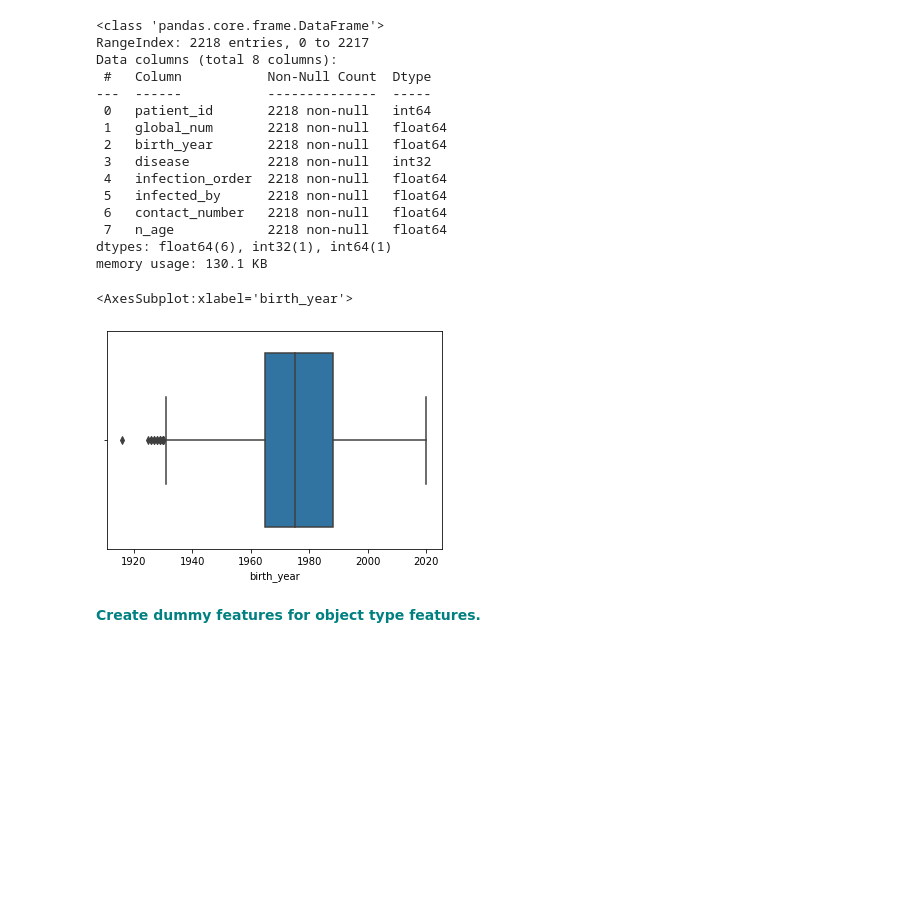
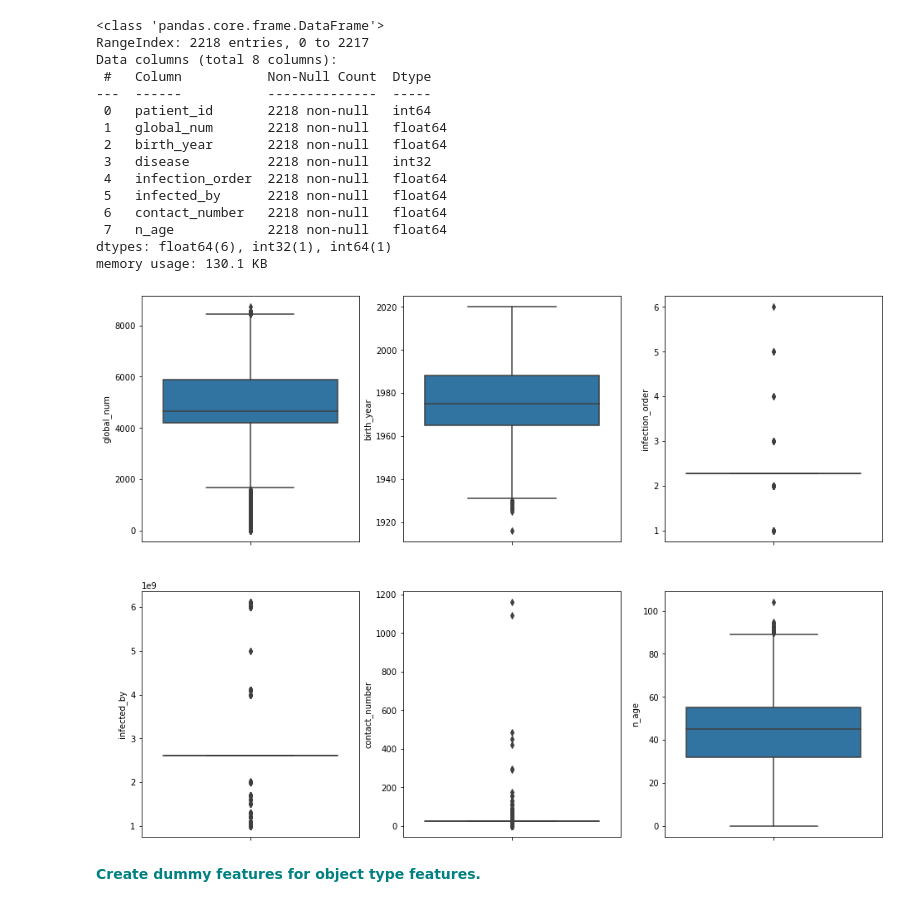
Before and after one commit to ChadDelany/Case_Study-Random_Forest, a Jupyter notebook: RandomForest_casestudy_covid19.ipynb, the cells around one changed output. Cells and saved outputs as stored; diff of their text form; code cells hidden in the pictures; blank space fills up the shorter version.

Commit message:
updated subplots

```diff
--- a/RandomForest_casestudy_covid19.ipynb
+++ b/RandomForest_casestudy_covid19.ipynb
@@ -494,14 +494,18 @@ Data columns (total 8 columns):
  7   n_age            2218 non-null   float64
 dtypes: float64(6), int32(1), int64(1)
 memory usage: 130.1 KB
-# %%
-#fig, ax = plt.subplots(2, 3, figsize=(12,10)
-
-sns.boxplot(x='birth_year', data=df)
-#plt.show()
-# %% [output]
-<AxesSubplot:xlabel='birth_year'>
-[figure, removed]
+# %%
+fig, axes = plt.subplots(2, 3, figsize=(16, 12))
+
+_ = sns.boxplot(y='global_num', data=df, ax = axes[0][0])
+_ = sns.boxplot(y='birth_year', data=df, ax = axes[0][1])
+_ = sns.boxplot(y='infection_order', data=df, ax = axes[0][2])
+_ = sns.boxplot(y='infected_by', data=df, ax = axes[1][0])
+_ = sns.boxplot(y='contact_number', data=df, ax = axes[1][1])
+_ = sns.boxplot(y='n_age', data=df, ax = axes[1][2])
+plt.show()
+# %% [output]
+[figure, added]
 # %% [markdown]
 **<font color='teal'> Create dummy features for object type features. </font>**
 # %% [markdown]
```
Also changed, not shown: parts of 2 cells of this notebook, 1 other file.
